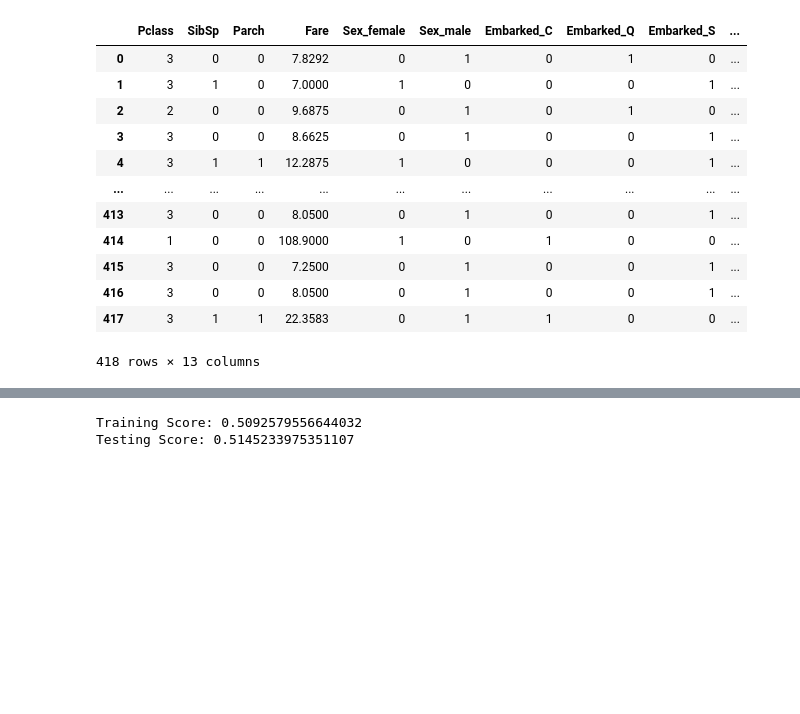
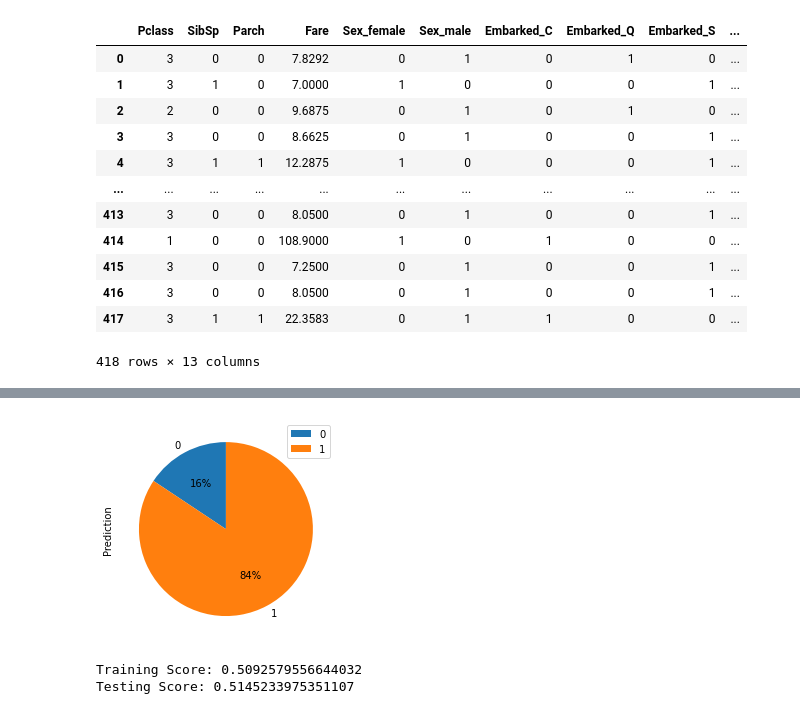
Before and after one commit to drrobb04/titanic-ml-project, a Jupyter notebook: Data Set Up - Copy.ipynb, the cells around one changed output, grey strips where cells are left out. Cells and saved outputs as stored; diff of their text form; code cells hidden in the pictures; blank space fills up the shorter version.

```diff
--- a/Data Set Up - Copy.ipynb
+++ b/Data Set Up - Copy.ipynb
@@ -164,0 +185,11 @@ array([0, 1, 0, 0, 1, 0, 1, 0, 1, 0, 0, 0, 1, 0, 1, 1, 0, 0, 0, 1, 0, 1,
+# %%
+from sklearn.linear_model import LogisticRegression
+classifier = LogisticRegression()
+classifier
+classifier.fit(X_train, y_train)
+
+predictions = classifier.predict(predict_df)
+predictions = classifier.predict(X_test)
+df = pd.DataFrame({'Prediction': predictions, 'Actual': y_test})
+#df.to_csv('predict_df.csv', index = False)
+df
@@ -165,3 +217,7 @@ array([0, 1, 0, 0, 1, 0, 1, 0, 1, 0, 0, 0, 1, 0, 1, 1, 0, 0, 0, 1, 0, 1,
+# %%
+plot = df.groupby(['Actual']).sum().plot(kind = 'pie', y='Prediction', startangle=90, autopct='%1.0f%%')
+# %% [output]
+[figure, added]
 # %%
 # LR ML Testing
 # %%
```
Also changed, not shown: parts of 6 cells of this notebook, 6 other files.
